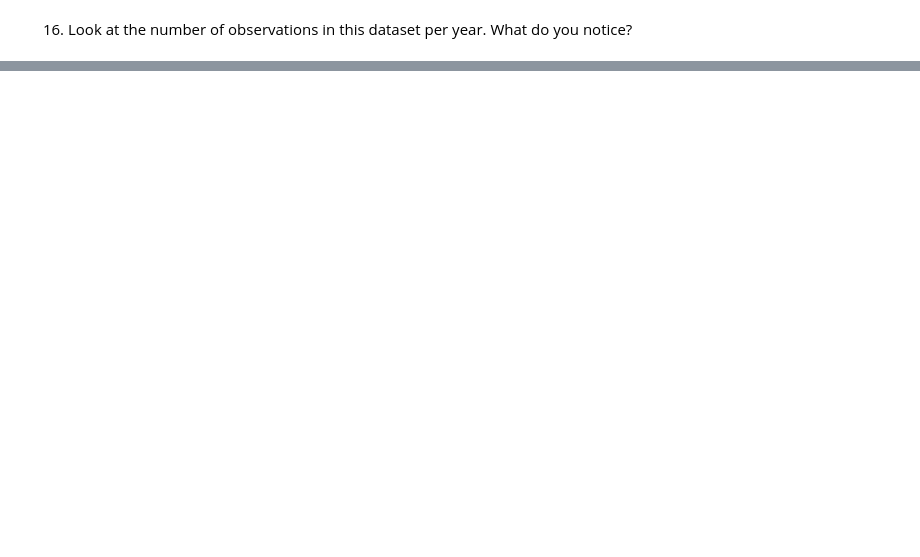
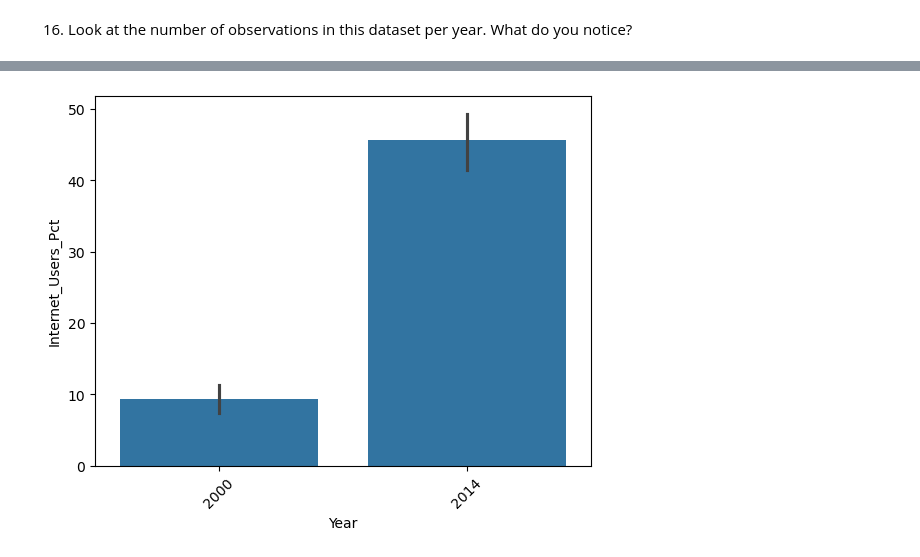
Before and after one commit to NSS-Full-Time-Data-Analytics-14/gdp-and-internet-usage-GGRAN24, a Jupyter notebook: notebook/UN_project.ipynb, the cells around one changed output, grey strips where cells are left out. Drawn from its saved outputs; the diff is of its cells as text; code cells hidden in the pictures; blank space fills up the shorter version.

```diff
--- a/notebook/UN_project.ipynb
+++ b/notebook/UN_project.ipynb
@@ -369,0 +384,4 @@ internet_df
+# %%
+Fyears_df=[2000,2014]
+Years_df=internet_df.loc[internet_df.Year.isin(Fyears_df)]
+Years_df.sort_values(by='Year')
@@ -369,0 +402,5 @@ internet_df
+# %%
+sns.barplot(x="Year", y="Internet_Users_Pct", data=Years_df)
+plt.xticks(rotation=45);
+# %% [output]
+[figure, added]
```
Also changed, not shown: parts of 25 cells of this notebook.
